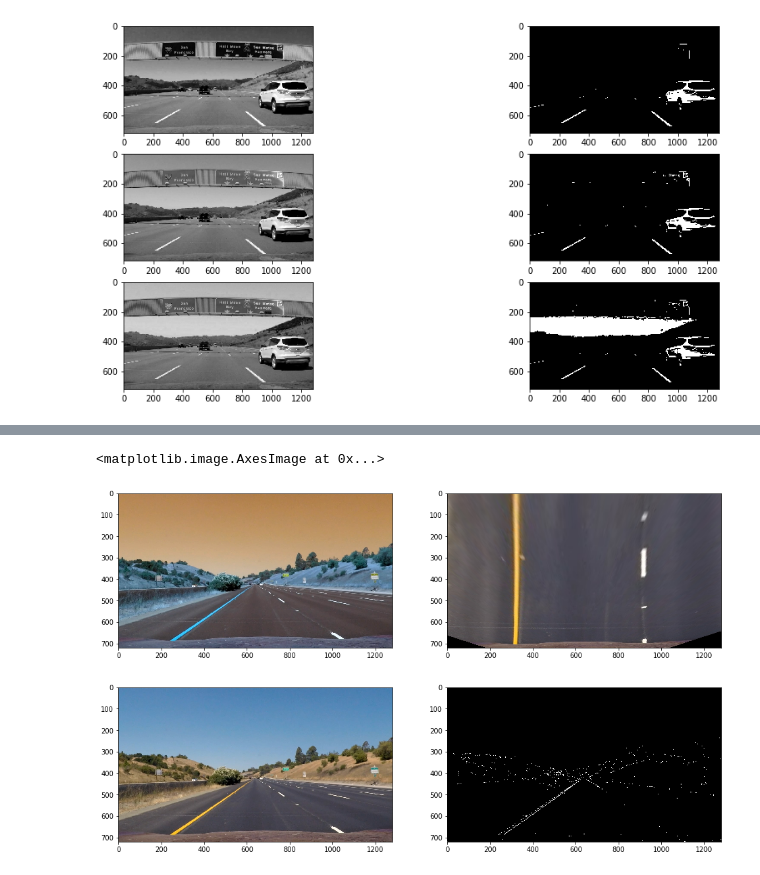
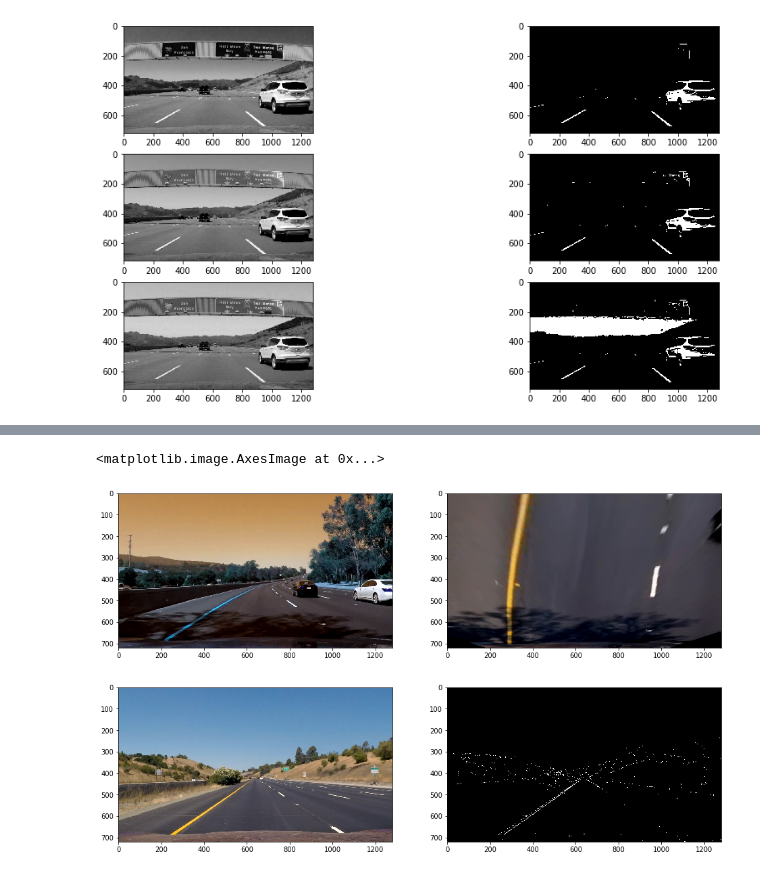
Before and after one commit to kevinwestern/CarND-Advanced-Lane-Lines, a Jupyter notebook: lane-finder.ipynb, the cells around one changed output, grey strips where cells are left out. Cells and saved outputs as stored; diff of their text form; code cells hidden in the pictures.

```diff
--- a/lane-finder.ipynb
+++ b/lane-finder.ipynb
@@ -86,3 +86,8 @@ def abs_sobel_thresh(img_gray, orient='x', thresh_min=0, thresh_max=255):
     sbinary = np.zeros_like(scaled_sobel)
     sbinary[(scaled_sobel >= thresh_min) & (scaled_sobel <= thresh_max)] = 1
     return sbinary
+# %%
+img = cv2.imread('./debug_imgs/img0.jpg')
+gray = cv2.cvtColor(img, cv2.COLOR_BGR2GRAY)
+sobeld = abs_sobel_thresh(gray, orient='y')
+plt.imshow(sobeld, cmap='gray')
@@ -187,19 +198,19 @@ def apply_perspective(img):
     Minv = cv2.getPerspectiveTransform(dst, src)
     return cv2.warpPerspective(img, M, (img.shape[1], img.shape[0])), Minv
 # %%
-img = cv2.imread('./test_images/straight_lines1.jpg')
+img = cv2.imread('./debug_imgs/img0.jpg')
 img = cv2.cvtColor(img, cv2.COLOR_BGR2RGB)
-transformed = apply_perspective(img)
+transformed, _ = apply_perspective(img)
 
 fig, ax = plt.subplots(nrows=1, ncols=2, figsize=(16, 8))
 ax = ax.ravel()
 
 img = cv2.cvtColor(img, cv2.COLOR_BGR2RGB)
 ax[0].imshow(img)
 ax[1].imshow(transformed)
 # %% [output]
 <matplotlib.image.AxesImage at 0x...>
-[figure, old version]
+[figure, new version]
 # %%
 import math
 def test_run(img_path, sobel_kernel=11, thresh_min=40, thresh_max=150):
```
Also changed, not shown: parts of 13 cells of this notebook.
